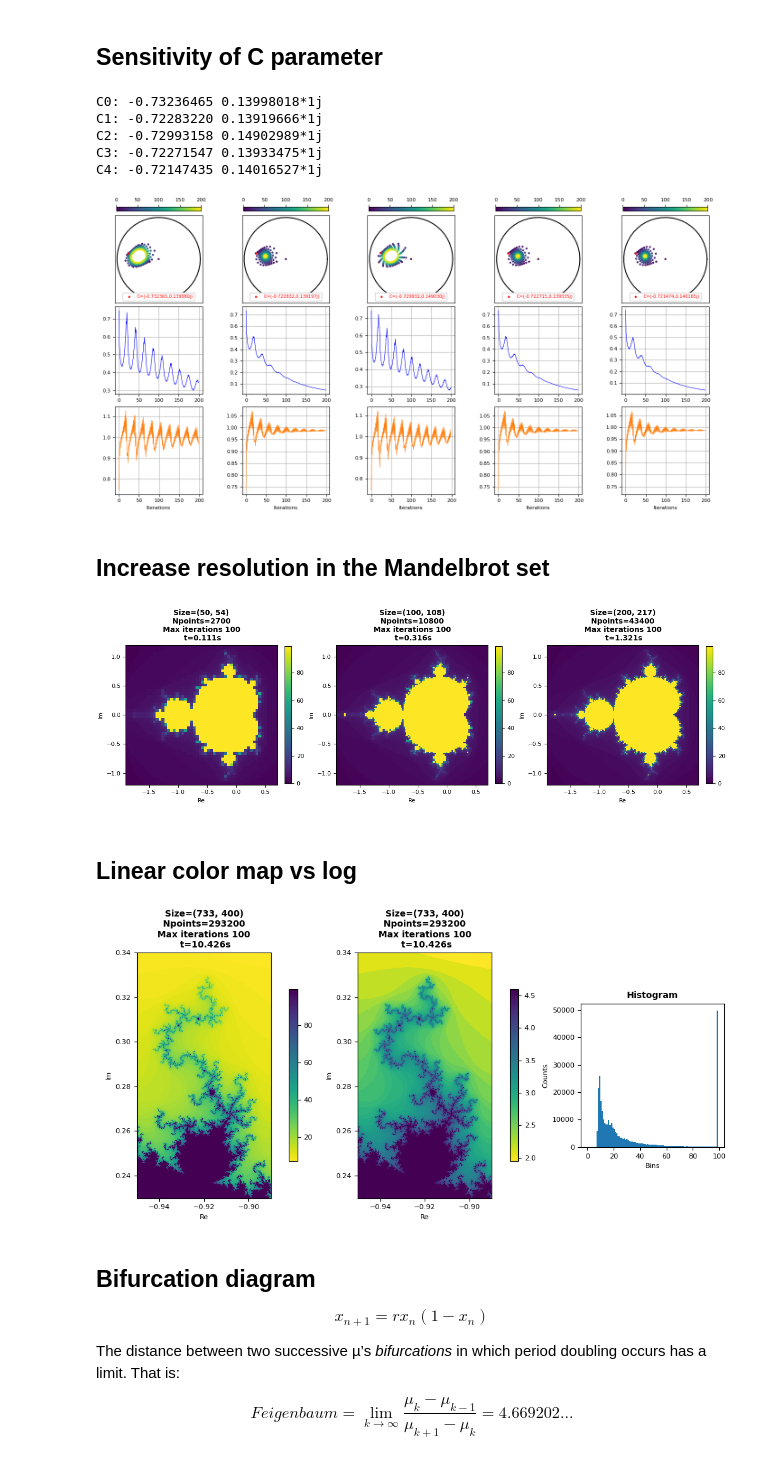
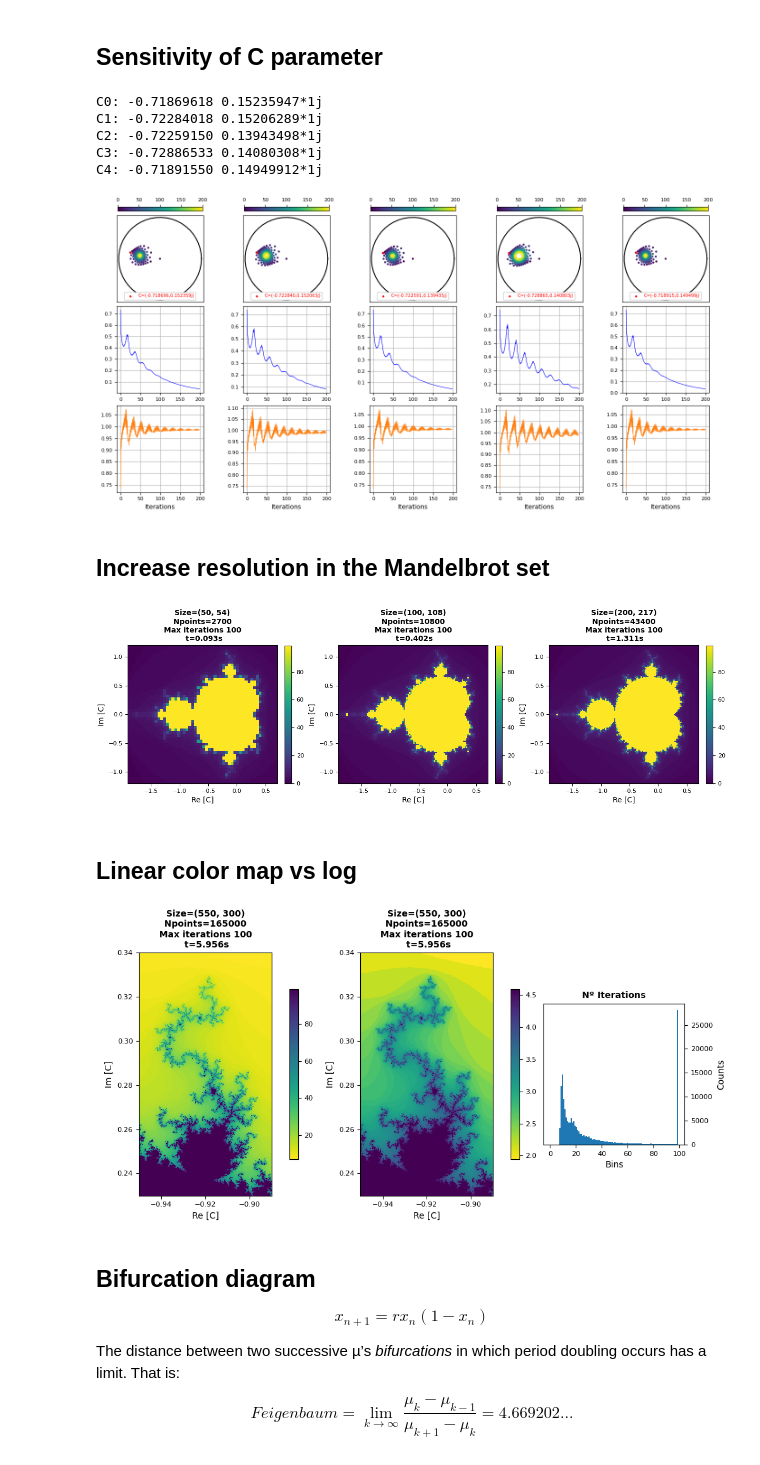
Before and after one commit to GenioSainz/Colab-Demos, a Jupyter notebook: scripts/MandelbrotStability.ipynb, the cells around one changed output. Drawn from its saved outputs; the diff is of its cells as text; code cells hidden in the pictures.

```diff
--- a/scripts/MandelbrotStability.ipynb
+++ b/scripts/MandelbrotStability.ipynb
@@ -24,18 +24,23 @@ MEDIUM_SIZE = 10
 # title
 plt.rc('axes',titlesize=MEDIUM_SIZE,titleweight='bold')
 # xy-labells
-plt.rc('axes',labelsize=SMALL_SIZE)
+plt.rc('axes',labelsize=MEDIUM_SIZE)
 # xy-ticks
 plt.rc('xtick',labelsize=SMALL_SIZE)
 plt.rc('ytick',labelsize=SMALL_SIZE)
 plt.rc('legend',fontsize=SMALL_SIZE, loc='lower right', framealpha=0.99)
 
-def plot_sets(ax,gr=False,ti='',xla='',yla='',xli=False, yli=False,ticks_off=False,xticks_off=False,yticks_off=False, ba=False, ar=False,leg=False):
+def plot_sets(ax,gr=False,ti='',xla=False,yla=False,zla=False,xli=False,yli=False,zli=False,ticks_off=False,xticks_off=False,yticks_off=False,zticks_off=False, ba=False, ar=False,leg=False,view=False):
 
     ax.grid(gr)
     ax.set_title(ti)
-    ax.set_xlabel(xla)
-    ax.set_ylabel(yla)
+    if xla: ax.set_xlabel(xla)
+    if yla: ax.set_ylabel(yla)
+    if zla: ax.set_zlabel(zla)
+
+    if xticks_off: ax.set_xticklabels([])
+    if yticks_off: ax.set_yticklabels([])
+    if zticks_off: ax.set_zticklabels([])
 
     if   ticks_off==1: ax.set_xticklabels([]); ax.set_xticks([]);ax.set_yticklabels([]); ax.set_yticks([])
     elif ticks_off==2: ax.set_xticklabels([]); ax.set_xticks([])
@@ -46,8 +51,11 @@ def plot_sets(ax,gr=False,ti='',xla='',yla='',xli=False, yli=False,ticks_off=Fal
 
     if xli: ax.set_xlim(xli)
     if yli: ax.set_ylim(yli)
+    if zli: ax.set_zlim(zli)
 
     if leg: ax.legend(**leg)
+
+    if view:ax.view_init(**view)
 # %% [markdown]
 ## Main functions
 # %%
@@ -234,12 +290,12 @@ for i in range(ncols):
 
 plt.show()
 # %% [output]
-C0: -0.73236465 0.13998018*1j
-C1: -0.72283220 0.13919666*1j
-C2: -0.72993158 0.14902989*1j
-C3: -0.72271547 0.13933475*1j
-C4: -0.72147435 0.14016527*1j
+C0: -0.71869618 0.15235947*1j
+C1: -0.72284018 0.15206289*1j
+C2: -0.72259150 0.13943498*1j
+C3: -0.72886533 0.14080308*1j
+C4: -0.71891550 0.14949912*1j
-[figure, old version]
+[figure, new version]
 # %% [markdown]
 ## Increase resolution in the Mandelbrot set
 # %%
@@ -257,47 +313,47 @@ for i,(N,M) in enumerate(zip(Nmax_arr,Msize_arr)):
     fig.colorbar(pco, ax=ax[i],location='right', shrink=0.7)
     xlim = [np.min(Re),np.max(Re)]
     ylim = [np.min(Im),np.max(Im)]
-    plot_sets(ax[i],gr=False,xli=xlim,yli=ylim,ti=f'Size={Ma.shape}\n Npoints={Ma.shape[0]*Ma.shape[1]} \n Max iterations {N} \n t={ft:0.3f}s',xla='Re',yla='Im',ar=1)
+    plot_sets(ax[i],gr=False,xli=xlim,yli=ylim,ti=f'Size={Ma.shape}\n Npoints={Ma.shape[0]*Ma.shape[1]} \n Max iterations {N} \n t={ft:0.3f}s',xla='Re [C]',yla='Im [C]',ar=1)
 plt.show()
 # %% [output]
-[figure, old version]
+[figure, new version]
 # %% [markdown]
 ## Linear color map vs log
 # %%
 
 update = True
 if update:
     lims1 = { "xlims":[-0.95,-0.89],"ylims":[0.23,0.34]}
     N     = 100
-    M     = 400
+    M     = 300
     st = time.time()
     Re,Im,Ma = mandelbrot_set(Nmax=N,Msize=M,lims=lims1)
     ft = time.time()-st
 
 
 sizepx  = 500
 fig, ax = plt.subplots(1,3,figsize=(2*sizepx*px2inch, sizepx*px2inch),constrained_layout=True)
 fig.canvas.header_visible = False
 
-cmap='viridis_r'
-
-normal = ax[0].pcolormesh(Re,Im, Ma,cmap=cmap)
-log    = ax[1].pcolormesh(Re,Im, np.log(Ma),cmap=cmap)
+cmap   = 'viridis_r'
+normal = ax[0].pcolormesh(Re,Im, Ma,         cmap=cmap)
+log    = ax[1].pcolormesh(Re,Im, np.log(Ma), cmap=cmap)
 ax[2].hist(Ma.flatten(), bins=N, range=(0,N-1))
 
 fig.colorbar(normal, ax=ax[0],location='right', shrink=0.7)
 fig.colorbar(log,    ax=ax[1],location='right', shrink=0.7)
 
-plot_sets(ax[0],gr=False,ti=f'Size={Ma.shape}\n Npoints={Ma.shape[0]*Ma.shape[1]} \n Max iterations {N} \n t={ft:0.3f}s',xla='Re',yla='Im',ar=1)
-plot_sets(ax[1],gr=False,ti=f'Size={Ma.shape}\n Npoints={Ma.shape[0]*Ma.shape[1]} \n Max iterations {N} \n t={ft:0.3f}s',xla='Re',yla='Im',ar=1)
-plot_sets(ax[2],gr=False,ti=f'Histogram',xla='Bins',yla='Counts',ba=1)
-
+plot_sets(ax[0],gr=False,ti=f'Size={Ma.shape}\n Npoints={Ma.shape[0]*Ma.shape[1]} \n Max iterations {N} \n t={ft:0.3f}s',xla='Re [C]',yla='Im [C]',ar=1)
+plot_sets(ax[1],gr=False,ti=f'Size={Ma.shape}\n Npoints={Ma.shape[0]*Ma.shape[1]} \n Max iterations {N} \n t={ft:0.3f}s',xla='Re [C]',yla='Im [C]',ar=1)
+plot_sets(ax[2],gr=False,ti=f'Nº Iterations',xla='Bins',yla='Counts',ba=1)
+ax[2].yaxis.tick_right()
+ax[2].yaxis.set_label_position("right")
 plt.show()
 
 # plt.imsave(f'imgs/img_mandelbrot{M}_nor.png',np.flipud(Ma)         )
 # plt.imsave(f'imgs/img_mandelbrot{M}_log.png',np.flipud(np.log(Ma)) )
 # %% [output]
-[figure, old version]
+[figure, new version]
 # %% [markdown]
 ## Bifurcation diagram
 
```
Also changed, not shown: parts of 8 cells of this notebook, 1 other file.
